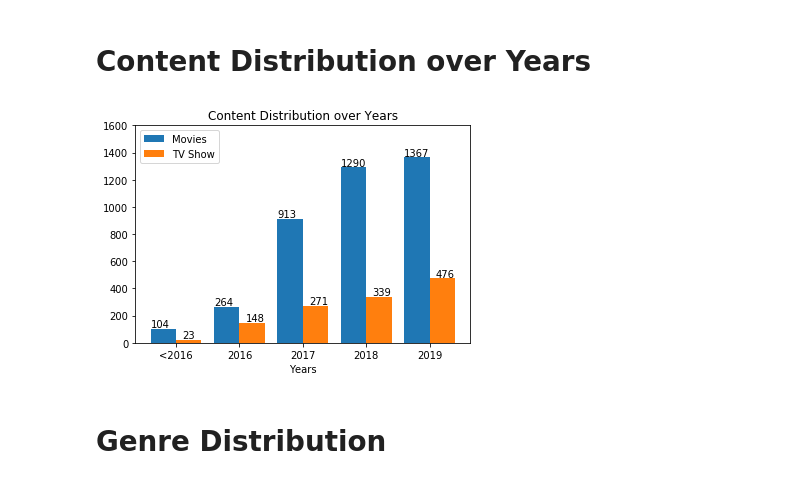
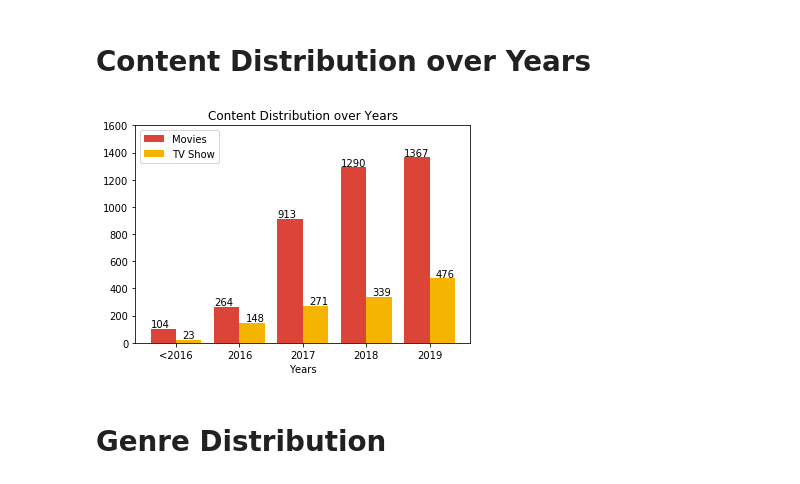
Before and after one commit to iamramkakkar/Netflix, a Jupyter notebook: netflix-shows.ipynb, the cells around one changed output. Drawn from its saved outputs; the diff is of its cells as text; code cells hidden in the pictures.

```diff
--- a/netflix-shows.ipynb
+++ b/netflix-shows.ipynb
@@ -265,22 +265,22 @@ plt.show()
 # %%
 x = np.arange(5)
 # %%
-plt.bar(x-0.2,number_of_movies_added,width=0.4)
-plt.bar(x+0.2,number_of_shows_added,width=0.4)
+plt.bar(x-0.2,number_of_movies_added,width=0.4,color='#DB4437')
+plt.bar(x+0.2,number_of_shows_added,width=0.4,color='#F4B400')
 plt.xticks(x,dates_movies_added)
 for i,j in zip(x,number_of_movies_added):
     plt.text(i-0.4,j+10,str(j))
 for i,j in zip(x,number_of_shows_added):
     plt.text(i+0.1,j+10,str(j))
 plt.ylim(0,1600)
 #plt.legend(['Movies','TV Show'],bbox_to_anchor = (0.79,1))
 plt.legend(['Movies','TV Show'],loc='upper left')
 plt.xlabel('Years')
 plt.title('Content Distribution over Years')#
 #plt.grid(axis='y')
 plt.show()
 # %% [output]
-[figure, old version]
+[figure, new version]
 # %% [markdown]
 # Genre Distribution
 # %%
```
Also changed, not shown: parts of 1 cell of this notebook.
